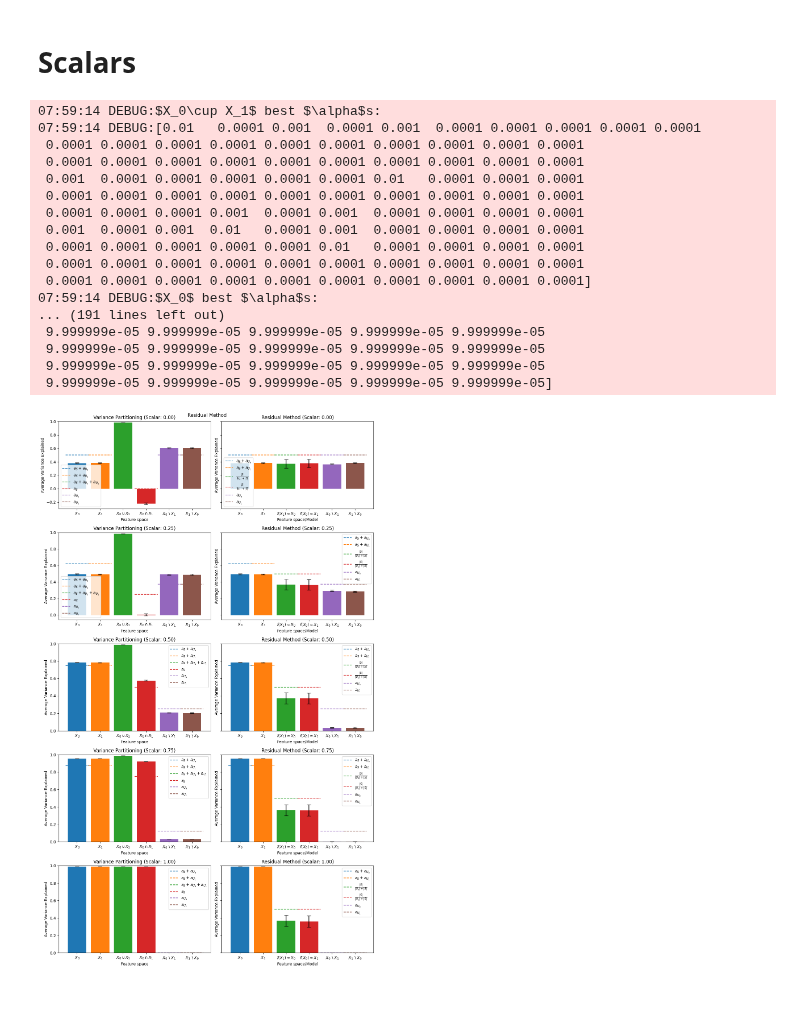
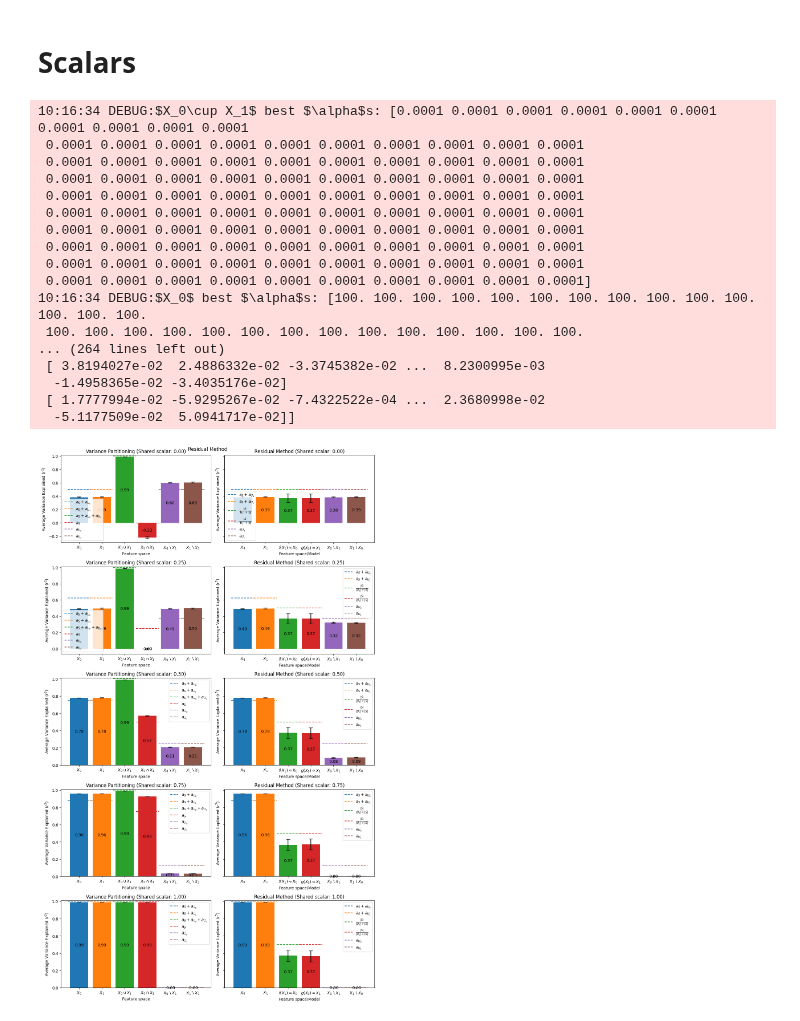
Before and after one commit to leo-schultheiss/compare_variance_residual, a Jupyter notebook: compare_variance_residual/simulated/sanity_checks.ipynb, the cells around one changed output. Saved outputs shown, nothing was run; the diff lists cells and outputs as text; code cells hidden in the pictures.

```diff
--- a/compare_variance_residual/simulated/sanity_checks.ipynb
+++ b/compare_variance_residual/simulated/sanity_checks.ipynb
@@ -27,16 +64,16 @@ feature_space_dimensions = [
     100,  # unique 1
 ]
 scalars = [
-    1 / 3,
-    1 / 3,
-    1 / 3,
+    0.6,
+    0.2,
+    0.2,
 ]
 n_targets = 100
 n_samples_train = 1000
 n_samples_test = 100
 noise = 0.0
 
-cv = 10
+cv = 20
 # %%
 (Xs_train, Xs_test, Y_train, Y_test) = generate_dataset(feature_space_dimensions, scalars, n_targets, n_samples_train,
                                                         n_samples_test, noise)
@@ -97,5 +118,5 @@ def vp_errorbar(score_0, score_1, joint_score, shared, x0_unique, x1_unique, fea
 from variance_partitioning import variance_partitioning
 # %%
 (score_0, score_1, joint_score, shared, x0_unique, x1_unique) = variance_partitioning(Xs_train, Xs_test, Y_train,
-                                                                                      Y_test, cv=cv, logger=logger)
+                                                                                      Y_test, cv=cv, logger=logger, score_func=himalaya.scoring.r2_score)
 # %% [output]
@@ -125,9 +146,6 @@ vp_errorbar(score_0, score_1, joint_score, shared, x0_unique, x1_unique, feature
 # Residual Method
 # %%
 from residual import residual_method
-# %%
-full_score_0, full_score_1, feature_score_0, feature_score_1, residual_score_0, residual_scores_1 = residual_method(
-    Xs_train, Xs_test, Y_train, Y_test, use_ols=True, return_full_variance=True, cv=cv)
 # %%
 def rm_errorbar(full_score_0, full_score_1, feature_score_0, feature_score_1, residual_score_0, residual_scores_1,
                 feature_space_dimensions, scalars,
@@ -186,0 +190,4 @@ def rm_errorbar(full_score_0, full_score_1, feature_score_0, feature_score_1, re
+# %%
+full_score_0, full_score_1, feature_score_0, feature_score_1, residual_score_0, residual_scores_1 = residual_method(
+    Xs_train, Xs_test, Y_train, Y_test, use_ols=True, return_full_variance=True, cv=cv, score_func=himalaya.scoring.r2_score
+)
@@ -244,45 +269,47 @@ plt.show()
 # Updated code to put each plot into the subplot axes, with scalars along the rows and vp and rm in the columns
 n_scalars = 5
 fig, axs = plt.subplots(n_scalars, 2, figsize=(12, n_scalars * 4), sharey='row')  # Adjust figure size dynamically
 
 for i, shared_scalar in enumerate(np.linspace(0, 1, n_scalars)):
     _scalars = [shared_scalar, (1 - shared_scalar) / 2, (1 - shared_scalar) / 2]
     (Xs_train, Xs_test, Y_train, Y_test) = generate_dataset(feature_space_dimensions, _scalars, n_targets,
                                                             n_samples_train, n_samples_test, noise)
     (score_0, score_1, joint_score, shared, x0_unique, x1_unique) = variance_partitioning(Xs_train, Xs_test, Y_train,
-                                                                                          Y_test, cv=cv, use_r2=False)
+                                                                                          Y_test, cv=cv,
+                                                                                          score_func=himalaya.scoring.r2_score)
     # Variance Partitioning subplot
     vp_errorbar(score_0, score_1, joint_score, shared, x0_unique, x1_unique, feature_space_dimensions, _scalars,
                 n_targets, n_samples_train, n_samples_test, noise, ax=axs[i, 0], fig=fig)
     axs[i, 0].set_title(f"Variance Partitioning (Shared scalar: {shared_scalar:.2f})")
 
     # Residual Method subplot
     full_score_0, full_score_1, feature_score_0, feature_score_1, residual_score_0, residual_scores_1 = residual_method(
-        Xs_train, Xs_test, Y_train, Y_test, use_ols=True, return_full_variance=True, cv=cv, use_r2=False)
+        Xs_train, Xs_test, Y_train, Y_test, use_ols=True, return_full_variance=True, cv=cv,
+        score_func=himalaya.scoring.r2_score)
 
     rm_errorbar(full_score_0, full_score_1, feature_score_0, feature_score_1, residual_score_0, residual_scores_1,
                 feature_space_dimensions, _scalars, n_targets, n_samples_train, n_samples_test, noise,
                 ax=axs[i, 1], fig=fig)
     axs[i, 1].set_title(f"Residual Method (Shared scalar: {shared_scalar:.2f})")
 
 plt.tight_layout()  # To avoid overlap of subplots
 plt.show()
 # %% [output]
-07:59:14 DEBUG:$X_0\cup X_1$ best $\alpha$s:
-07:59:14 DEBUG:[0.01   0.0001 0.001  0.0001 0.001  0.0001 0.0001 0.0001 0.0001 0.0001
+10:16:34 DEBUG:$X_0\cup X_1$ best $\alpha$s: [0.0001 0.0001 0.0001 0.0001 0.0001 0.0001 0.0001 0.0001 0.0001 0.0001
  0.0001 0.0001 0.0001 0.0001 0.0001 0.0001 0.0001 0.0001 0.0001 0.0001
  0.0001 0.0001 0.0001 0.0001 0.0001 0.0001 0.0001 0.0001 0.0001 0.0001
- 0.001  0.0001 0.0001 0.0001 0.0001 0.0001 0.01   0.0001 0.0001 0.0001
  0.0001 0.0001 0.0001 0.0001 0.0001 0.0001 0.0001 0.0001 0.0001 0.0001
- 0.0001 0.0001 0.0001 0.001  0.0001 0.001  0.0001 0.0001 0.0001 0.0001
- 0.001  0.0001 0.001  0.01   0.0001 0.001  0.0001 0.0001 0.0001 0.0001
- 0.0001 0.0001 0.0001 0.0001 0.0001 0.01   0.0001 0.0001 0.0001 0.0001
+ 0.0001 0.0001 0.0001 0.0001 0.0001 0.0001 0.0001 0.0001 0.0001 0.0001
+ 0.0001 0.0001 0.0001 0.0001 0.0001 0.0001 0.0001 0.0001 0.0001 0.0001
+ 0.0001 0.0001 0.0001 0.0001 0.0001 0.0001 0.0001 0.0001 0.0001 0.0001
+ 0.0001 0.0001 0.0001 0.0001 0.0001 0.0001 0.0001 0.0001 0.0001 0.0001
  0.0001 0.0001 0.0001 0.0001 0.0001 0.0001 0.0001 0.0001 0.0001 0.0001
  0.0001 0.0001 0.0001 0.0001 0.0001 0.0001 0.0001 0.0001 0.0001 0.0001]
-07:59:14 DEBUG:$X_0$ best $\alpha$s:
-... (191 lines left out)
- 9.999999e-05 9.999999e-05 9.999999e-05 9.999999e-05 9.999999e-05
- 9.999999e-05 9.999999e-05 9.999999e-05 9.999999e-05 9.999999e-05
- 9.999999e-05 9.999999e-05 9.999999e-05 9.999999e-05 9.999999e-05
- 9.999999e-05 9.999999e-05 9.999999e-05 9.999999e-05 9.999999e-05]
+10:16:34 DEBUG:$X_0$ best $\alpha$s: [100. 100. 100. 100. 100. 100. 100. 100. 100. 100. 100. 100. 100. 100.
+ 100. 100. 100. 100. 100. 100. 100. 100. 100. 100. 100. 100. 100. 100.
+... (264 lines left out)
+ [ 3.8194027e-02  2.4886332e-02 -3.3745382e-02 ...  8.2300995e-03
+  -1.4958365e-02 -3.4035176e-02]
+ [ 1.7777994e-02 -5.9295267e-02 -7.4322522e-04 ...  2.3680998e-02
+  -5.1177509e-02  5.0941717e-02]]
-[figure, old version]
+[figure, new version]
```
Also changed, not shown: parts of 9 cells of this notebook, 3 other files.
